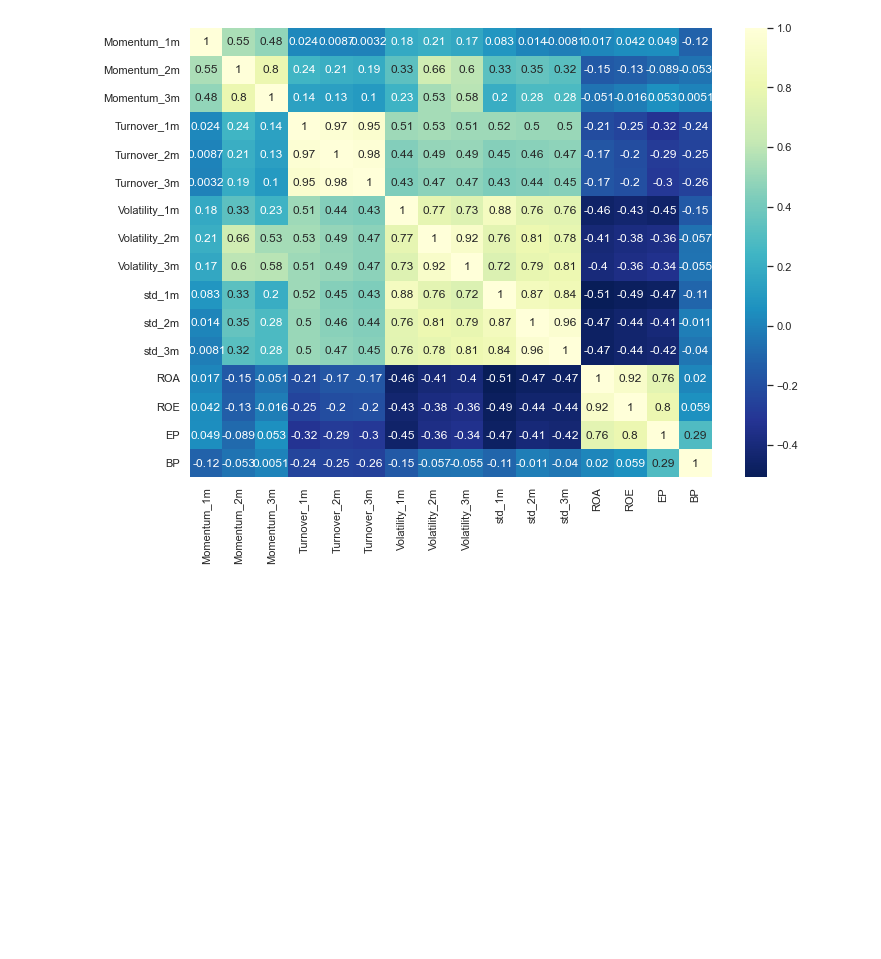
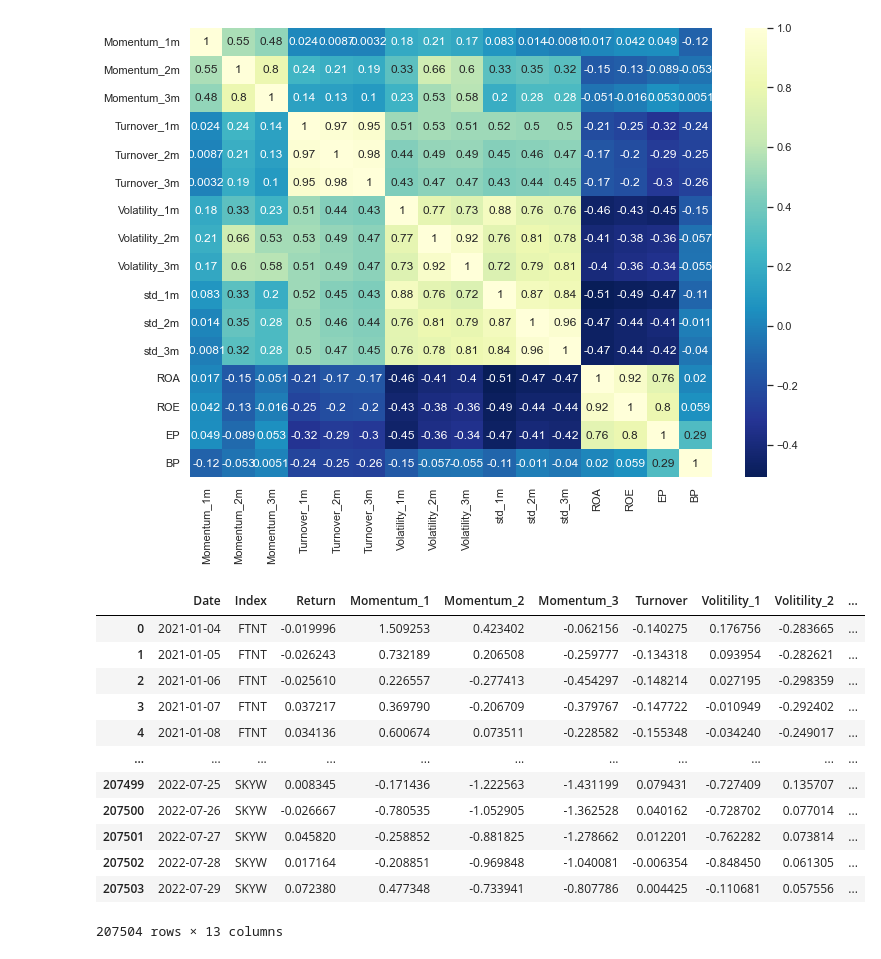
Before and after one commit to cathyw-3/DSA5205, a Jupyter notebook: Visualization for factors/Colinearity.ipynb, the cells around one changed output. Cells and saved outputs as stored; diff of their text form; code cells hidden in the pictures; blank space fills up the shorter version.

```diff
--- a/Visualization for factors/Colinearity.ipynb
+++ b/Visualization for factors/Colinearity.ipynb
@@ -27,6 +27,23 @@ merge_factor = ["Momentum_1", "Momentum_2", "Momentum_3", "Turnover", "Volitilit
 merge_Factors = merge_Factors[merge_factor]
 merge_Factors["Date"] = Factors["Date"]
 merge_Factors["Index"] = Factors["Index"]
-merge_Factors = merge_Factors.loc[:,["Date", "Index", "Momentum_1", "Momentum_2", "Momentum_3", "Turnover", "Volitility_1", "Volitility_2", "Volitility_3", "Financial Quality", "EP", "BP"]]
+merge_Factors["Return"] = Factors["Return"]
+merge_Factors = merge_Factors.loc[:,["Date", "Index", "Return", "Momentum_1", "Momentum_2", "Momentum_3", "Turnover", "Volitility_1", "Volitility_2", "Volitility_3", "Financial Quality", "EP", "BP"]]
 # %%
 merge_Factors.to_csv("../Factors/merge_Factors.csv", index=False)
+# %%
+merge_Factors
+# %% [output]
+|  | Date | Index | Return | Momentum_1 | Momentum_2 | Momentum_3 | Turnover | Volitility_1 | Volitility_2 | ... |
+| 0 | 2021-01-04 | FTNT | -0.019996 | 1.509253 | 0.423402 | -0.062156 | -0.140275 | 0.176756 | -0.283665 | ... |
+| 1 | 2021-01-05 | FTNT | -0.026243 | 0.732189 | 0.206508 | -0.259777 | -0.134318 | 0.093954 | -0.282621 | ... |
+| 2 | 2021-01-06 | FTNT | -0.025610 | 0.226557 | -0.277413 | -0.454297 | -0.148214 | 0.027195 | -0.298359 | ... |
+| 3 | 2021-01-07 | FTNT | 0.037217 | 0.369790 | -0.206709 | -0.379767 | -0.147722 | -0.010949 | -0.292402 | ... |
+| 4 | 2021-01-08 | FTNT | 0.034136 | 0.600674 | 0.073511 | -0.228582 | -0.155348 | -0.034240 | -0.249017 | ... |
+| ... | ... | ... | ... | ... | ... | ... | ... | ... | ... | ... |
+| 207499 | 2022-07-25 | SKYW | 0.008345 | -0.171436 | -1.222563 | -1.431199 | 0.079431 | -0.727409 | 0.135707 | ... |
+| 207500 | 2022-07-26 | SKYW | -0.026667 | -0.780535 | -1.052905 | -1.362528 | 0.040162 | -0.728702 | 0.077014 | ... |
+| 207501 | 2022-07-27 | SKYW | 0.045820 | -0.258852 | -0.881825 | -1.278662 | 0.012201 | -0.762282 | 0.073814 | ... |
+| 207502 | 2022-07-28 | SKYW | 0.017164 | -0.208851 | -0.969848 | -1.040081 | -0.006354 | -0.848450 | 0.061305 | ... |
+| 207503 | 2022-07-29 | SKYW | 0.072380 | 0.477348 | -0.733941 | -0.807786 | 0.004425 | -0.110681 | 0.057556 | ... |
+207504 rows × 13 columns
```
Also changed, not shown: 6 other files.
